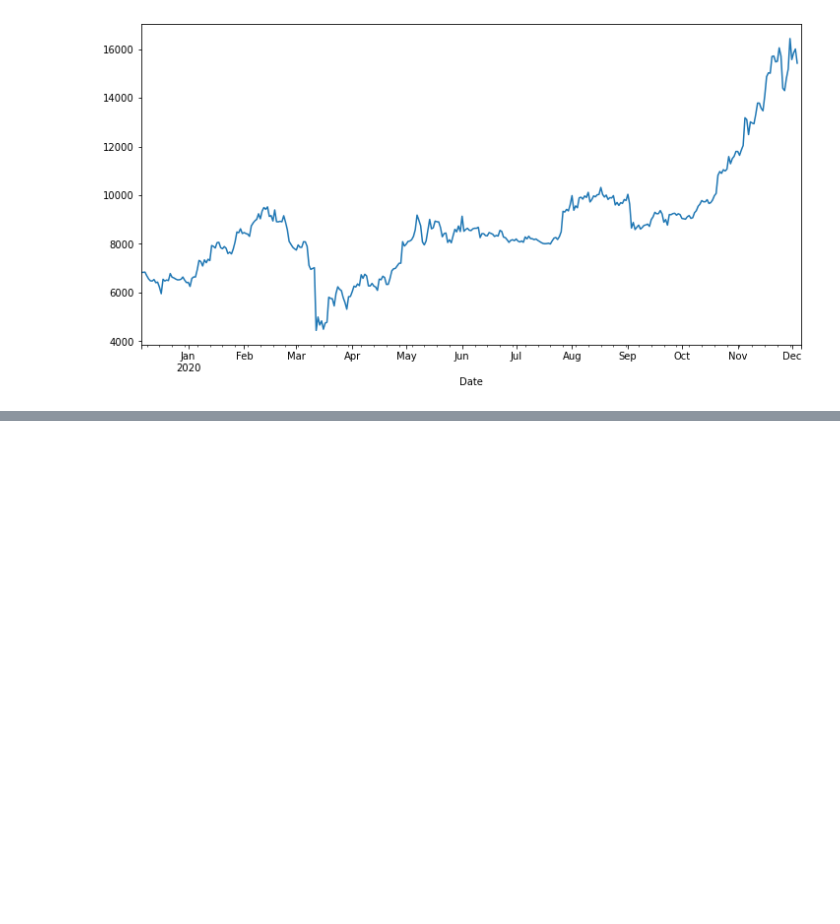
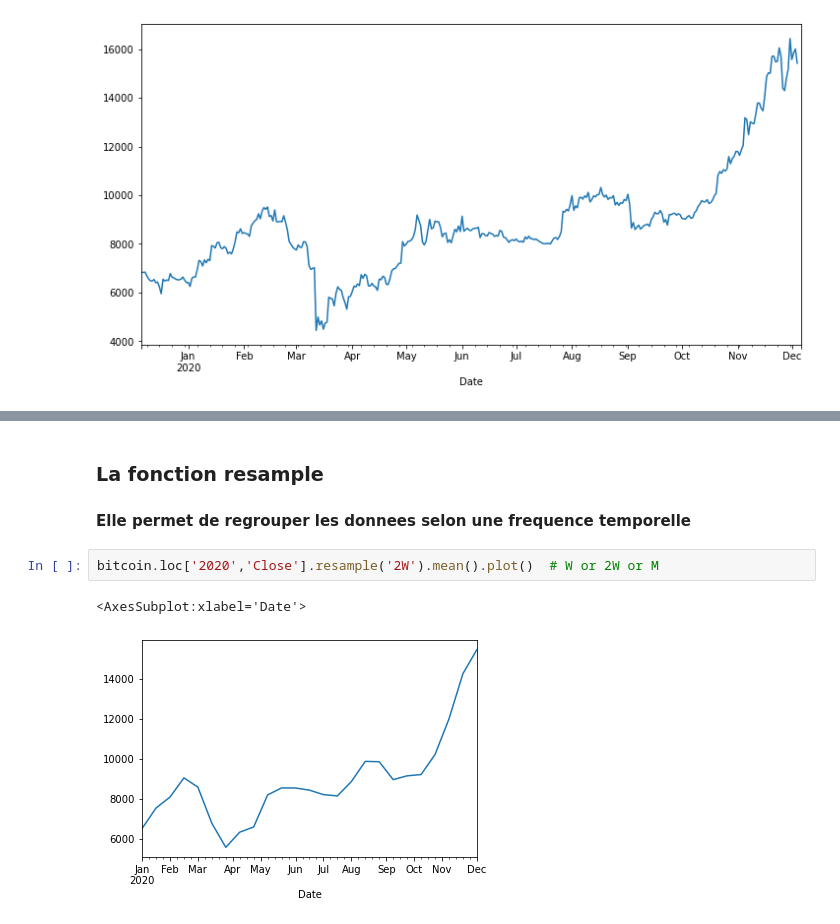
Before and after one commit to ab3masta/pythonMachineLearnia, a Jupyter notebook: pandas_timeseries_Bitcoin.ipynb, the cells around one changed output, grey strips where cells are left out. Drawn from its saved outputs; the diff is of its cells as text; blank space fills up the shorter version.

```diff
--- a/pandas_timeseries_Bitcoin.ipynb
+++ b/pandas_timeseries_Bitcoin.ipynb
@@ -26,0 +40,8 @@ bitcoin['2019-12']['Close'].plot()
+# %% [markdown]
+### La fonction resample
+#### Elle permet de regrouper les donnees selon une frequence temporelle
+# %%
+bitcoin.loc['2020','Close'].resample('2W').mean().plot()  # W or 2W or M
+# %% [output]
+<AxesSubplot:xlabel='Date'>
+[figure, added]
```
Also changed, not shown: parts of 20 cells of this notebook, 7 other files.
